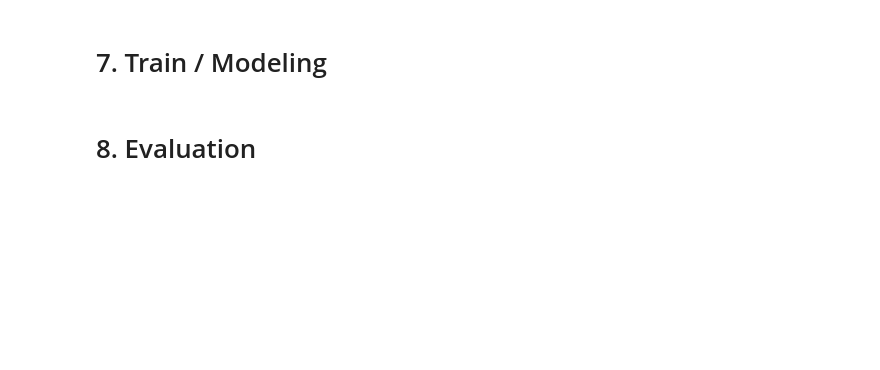
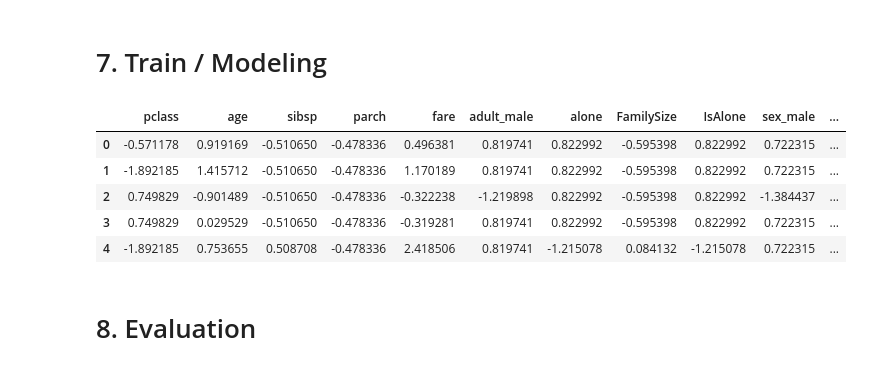
Before and after one commit to berkounhiba/Titanic-Data-Processing-and-Modeling, a Jupyter notebook: Titanic.ipynb, the cells around one changed output. Cells and saved outputs as stored; diff of their text form; code cells hidden in the pictures; blank space fills up the shorter version.

```diff
--- a/Titanic.ipynb
+++ b/Titanic.ipynb
@@ -294,33 +296,46 @@ X_scaled.head()
 # %%
 from sklearn.model_selection import train_test_split
 from sklearn.linear_model import LogisticRegression
 from sklearn.neighbors import KNeighborsClassifier
 from sklearn.metrics import accuracy_score, confusion_matrix, classification_report
 
 # Séparation X / y
 X = df.drop(columns=["survived"])
 y = df["survived"]
 
 # Découpage train / test
 X_train, X_test, y_train, y_test = train_test_split(
-    X, y, test_size=0.2, random_state=42
+    X, y, test_size=0.2, random_state=42, stratify=y
 )
+
+X_train_scaled = scaler.fit_transform(X_train)
+X_test_scaled = scaler.transform(X_test)
+
+X_train = pd.DataFrame(X_train_scaled, columns=X.columns)
+X_test = pd.DataFrame(X_test_scaled, columns=X.columns)
 
 
 # 1. LOGISTIC REGRESSION
 log_model = LogisticRegression(max_iter=600)
 log_model.fit(X_train, y_train)
 
 y_pred_log = log_model.predict(X_test)
 
 
-
-
 # 2. KNN
-knn_model = KNeighborsClassifier(n_neighbors=4)
+knn_model = KNeighborsClassifier(n_neighbors=5)
 knn_model.fit(X_train, y_train)
 
 y_pred_knn = knn_model.predict(X_test)
+
+X_train.head()
+# %% [output]
+|  | pclass | age | sibsp | parch | fare | adult_male | alone | FamilySize | IsAlone | sex_male | ... |
+| 0 | -0.571178 | 0.919169 | -0.510650 | -0.478336 | 0.496381 | 0.819741 | 0.822992 | -0.595398 | 0.822992 | 0.722315 | ... |
+| 1 | -1.892185 | 1.415712 | -0.510650 | -0.478336 | 1.170189 | 0.819741 | 0.822992 | -0.595398 | 0.822992 | 0.722315 | ... |
+| 2 | 0.749829 | -0.901489 | -0.510650 | -0.478336 | -0.322238 | -1.219898 | 0.822992 | -0.595398 | 0.822992 | -1.384437 | ... |
+| 3 | 0.749829 | 0.029529 | -0.510650 | -0.478336 | -0.319281 | 0.819741 | 0.822992 | -0.595398 | 0.822992 | 0.722315 | ... |
+| 4 | -1.892185 | 0.753655 | 0.508708 | -0.478336 | 2.418506 | 0.819741 | -1.215078 | 0.084132 | -1.215078 | 0.722315 | ... |
 # %% [markdown]
 # 8. Evaluation
 # %%
```
Also changed, not shown: parts of 5 cells of this notebook.
